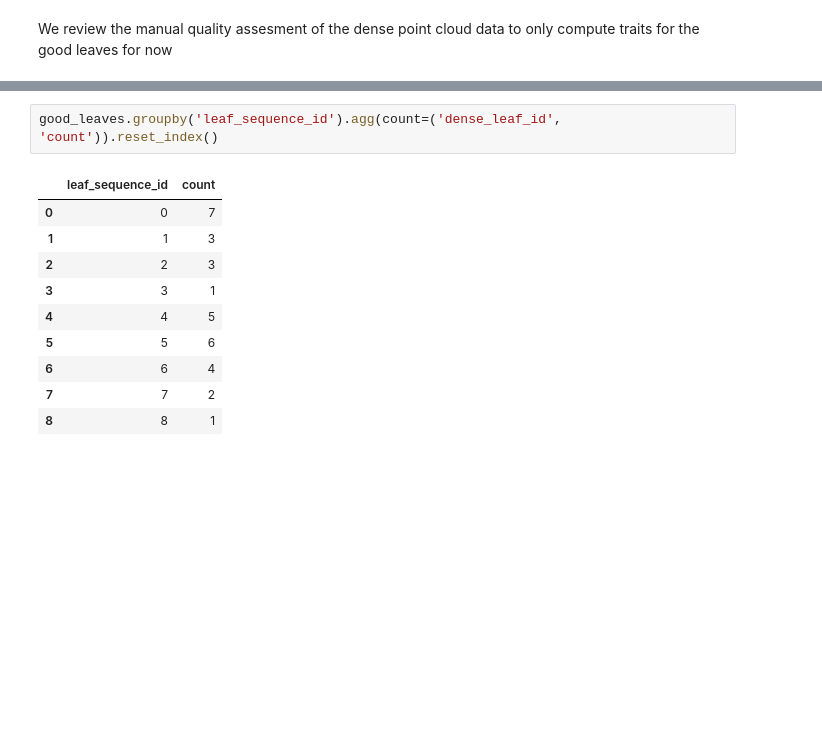
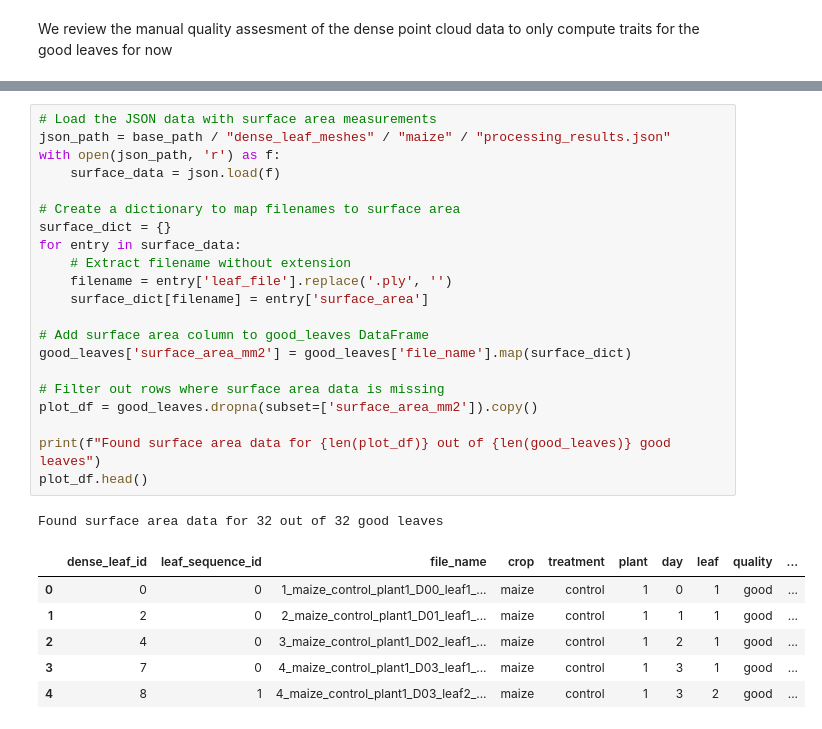
Before and after one commit to Joaquin-Gajardo/plant-shape-analysis, a Jupyter notebook: notebooks/7-compute_traits_TrackPlant3D.ipynb, the cells around one changed output, grey strips where cells are left out. Saved outputs shown, nothing was run; the diff lists cells and outputs as text; blank space fills up the shorter version.

```diff
--- a/notebooks/7-compute_traits_TrackPlant3D.ipynb
+++ b/notebooks/7-compute_traits_TrackPlant3D.ipynb
@@ -58,16 +51,32 @@ good_leaves
 | 29 | 58 | 4 | 18_maize_control_plant2_D08_leaf1... | maize | control | 2 | 8 | 1 | good | ... |
 | 30 | 59 | 5 | 18_maize_control_plant2_D08_leaf2... | maize | control | 2 | 8 | 2 | good | ... |
 | 31 | 60 | 6 | 18_maize_control_plant2_D08_leaf3... | maize | control | 2 | 8 | 3 | good | ... |
-# %%
-good_leaves.groupby('leaf_sequence_id').agg(count=('dense_leaf_id', 'count')).reset_index()
-# %% [output]
-|  | leaf_sequence_id | count |
-| 0 | 0 | 7 |
-| 1 | 1 | 3 |
-| 2 | 2 | 3 |
-| 3 | 3 | 1 |
-| 4 | 4 | 5 |
-| 5 | 5 | 6 |
-| 6 | 6 | 4 |
-| 7 | 7 | 2 |
-| 8 | 8 | 1 |
+# %%
+# Load the JSON data with surface area measurements
+json_path = base_path / "dense_leaf_meshes" / "maize" / "processing_results.json"
+with open(json_path, 'r') as f:
+    surface_data = json.load(f)
+
+# Create a dictionary to map filenames to surface area
+surface_dict = {}
+for entry in surface_data:
+    # Extract filename without extension
+    filename = entry['leaf_file'].replace('.ply', '')
+    surface_dict[filename] = entry['surface_area']
+
+# Add surface area column to good_leaves DataFrame
+good_leaves['surface_area_mm2'] = good_leaves['file_name'].map(surface_dict)
+
+# Filter out rows where surface area data is missing
+plot_df = good_leaves.dropna(subset=['surface_area_mm2']).copy()
+
+print(f"Found surface area data for {len(plot_df)} out of {len(good_leaves)} good leaves")
+plot_df.head()
+# %% [output]
+Found surface area data for 32 out of 32 good leaves
+|  | dense_leaf_id | leaf_sequence_id | file_name | crop | treatment | plant | day | leaf | quality | ... |
+| 0 | 0 | 0 | 1_maize_control_plant1_D00_leaf1_... | maize | control | 1 | 0 | 1 | good | ... |
+| 1 | 2 | 0 | 2_maize_control_plant1_D01_leaf1_... | maize | control | 1 | 1 | 1 | good | ... |
+| 2 | 4 | 0 | 3_maize_control_plant1_D02_leaf1_... | maize | control | 1 | 2 | 1 | good | ... |
+| 3 | 7 | 0 | 4_maize_control_plant1_D03_leaf1_... | maize | control | 1 | 3 | 1 | good | ... |
+| 4 | 8 | 1 | 4_maize_control_plant1_D03_leaf2_... | maize | control | 1 | 3 | 2 | good | ... |
```
Also changed, not shown: parts of 3 cells of this notebook, 1 other file.
